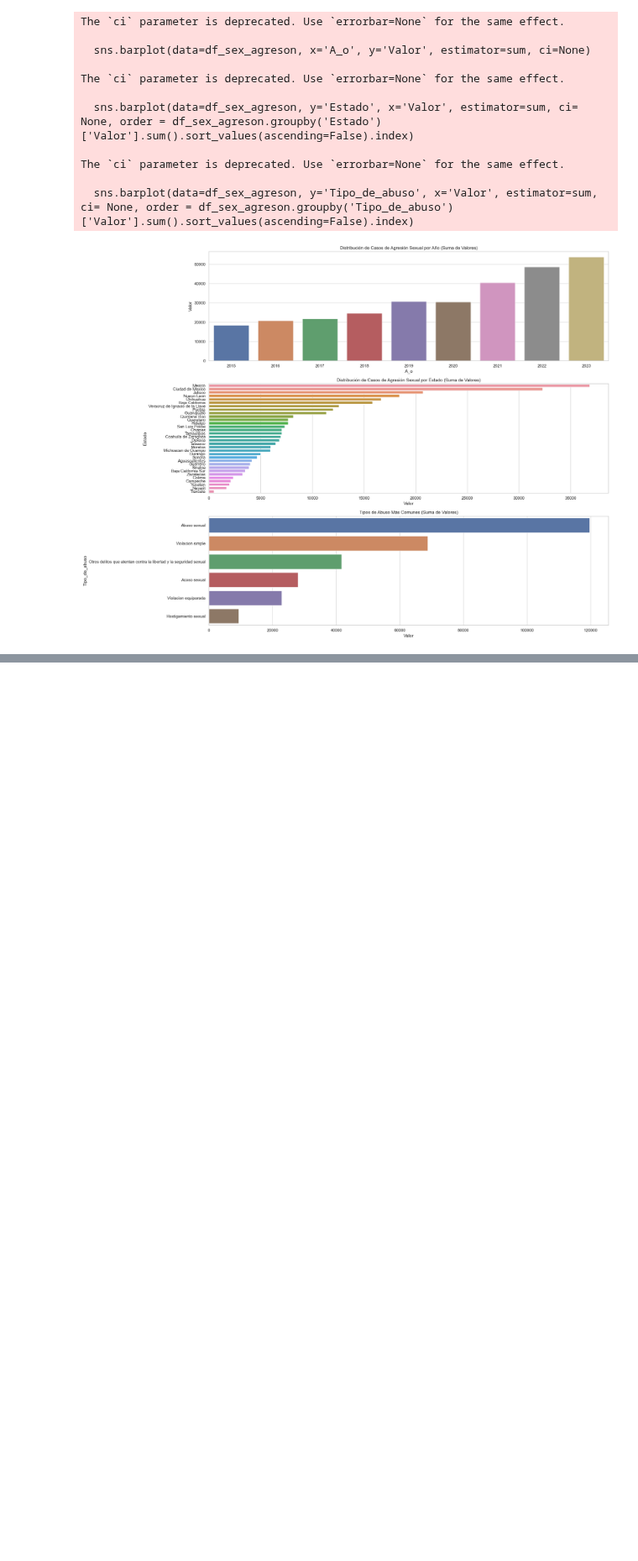
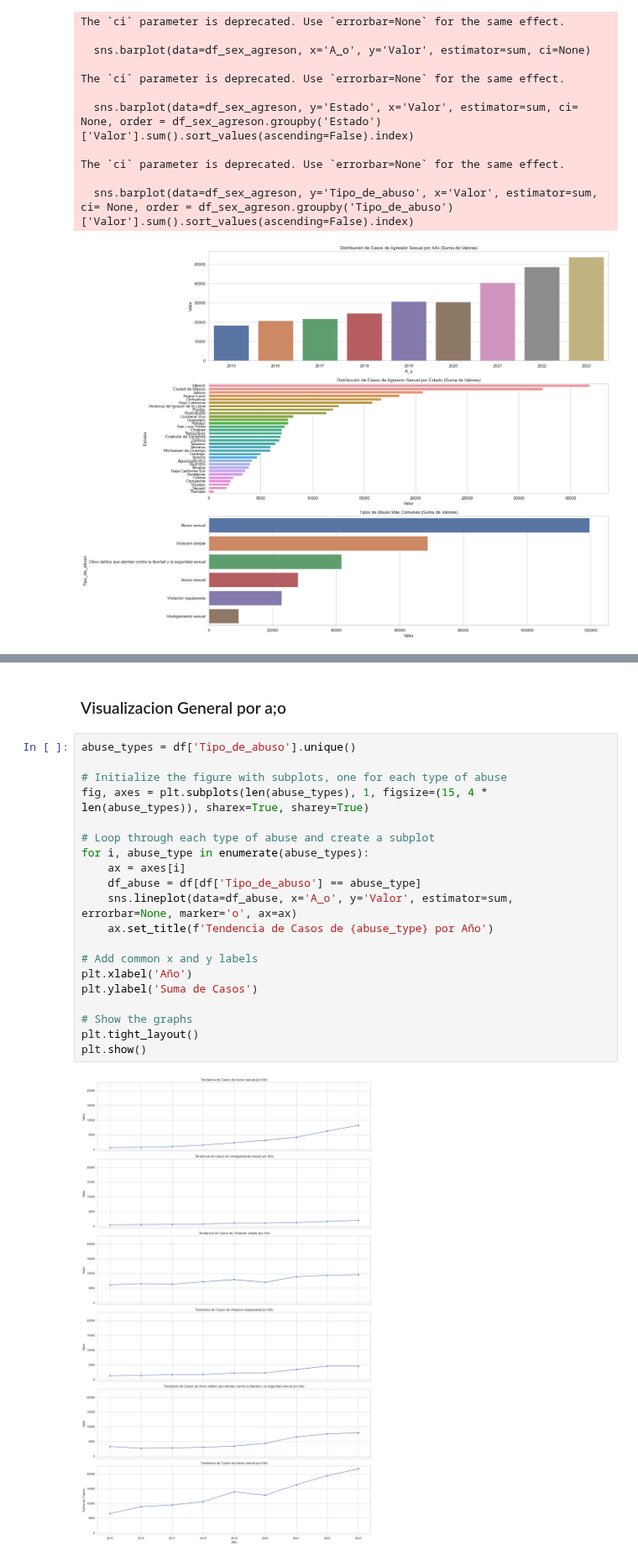
Before and after one commit to BlackEddit/EDA_Cleasings, a Jupyter notebook: EDA_Sexual_Agression.ipynb, the cells around one changed output, grey strips where cells are left out. Shown at 84% size. Drawn from its saved outputs; the diff is of its cells as text; blank space fills up the shorter version.

```diff
--- a/EDA_Sexual_Agression.ipynb
+++ b/EDA_Sexual_Agression.ipynb
@@ -340,0 +422,24 @@ The `ci` parameter is deprecated. Use `errorbar=None` for the same effect.
+# %% [markdown]
+### Visualizacion General por a;o
+# %%
+abuse_types = df['Tipo_de_abuso'].unique()
+
+# Initialize the figure with subplots, one for each type of abuse
+fig, axes = plt.subplots(len(abuse_types), 1, figsize=(15, 4 * len(abuse_types)), sharex=True, sharey=True)
+
+# Loop through each type of abuse and create a subplot
+for i, abuse_type in enumerate(abuse_types):
+    ax = axes[i]
+    df_abuse = df[df['Tipo_de_abuso'] == abuse_type]
+    sns.lineplot(data=df_abuse, x='A_o', y='Valor', estimator=sum, errorbar=None, marker='o', ax=ax)
+    ax.set_title(f'Tendencia de Casos de {abuse_type} por Año')
+
+# Add common x and y labels
+plt.xlabel('Año')
+plt.ylabel('Suma de Casos')
+
+# Show the graphs
+plt.tight_layout()
+plt.show()
+# %% [output]
+[figure, added]
```
Also changed, not shown: parts of 3 cells of this notebook.
